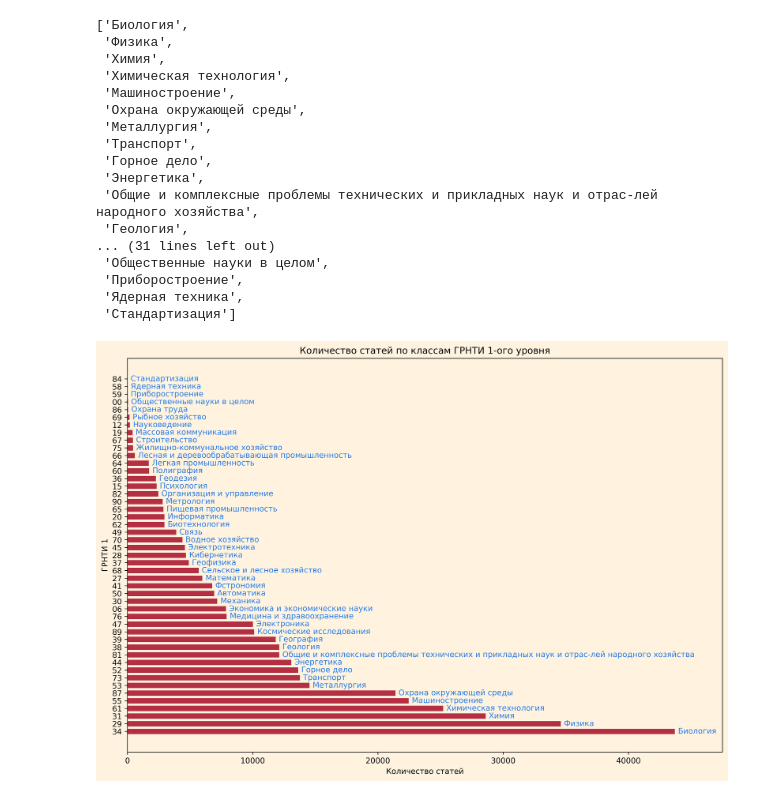
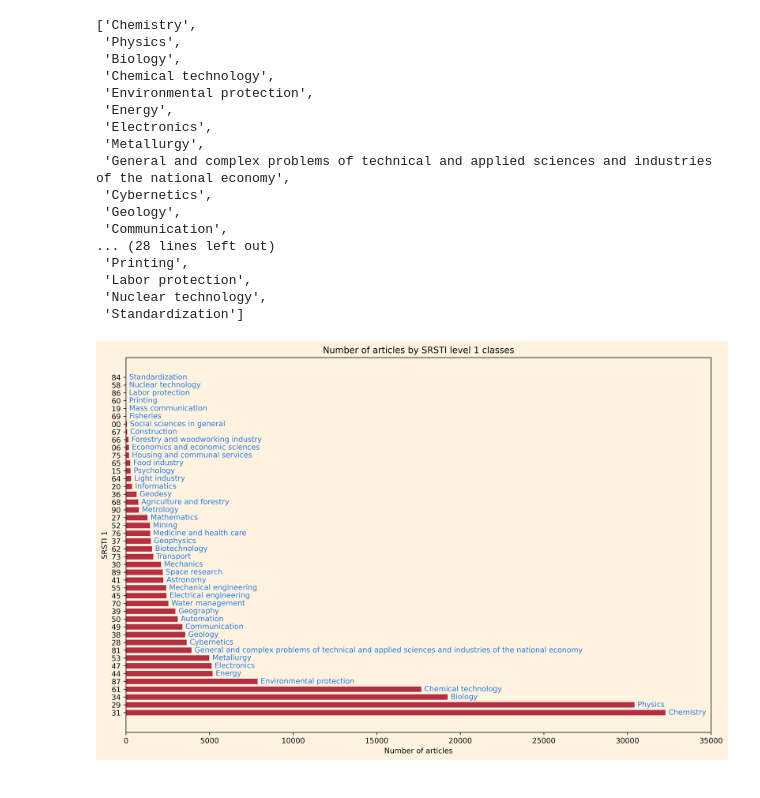
Before and after one commit to vvzunin/GRNTIClass, a Jupyter notebook: src/for_artickle.ipynb, the cells around one changed output. Drawn from its saved outputs; the diff is of its cells as text; code cells hidden in the pictures.

```diff
--- a/src/for_artickle.ipynb
+++ b/src/for_artickle.ipynb
@@ -6,12 +6,12 @@ import matplotlib.pyplot as plt
 import numpy as np
 import json
 # %%
-file_path = "..\\datasets\\base\\ru\\raw"
+file_path = "..\\datasets\\base\\eng\\raw"
 # %%
-df = pd.read_csv(file_path + "\\train_ru.csv", sep='\t', encoding='cp1251')
+df = pd.read_csv(file_path + "\\train_eng.csv", sep='\t', encoding='cp1251')
 df = df.loc[df['RGNTI'].apply(lambda x: re.findall("\d+",x)!=[])] # Пропускаем строки без класса
 df = df.dropna(subset=['ref_txt'])
-df_test = pd.read_csv(file_path + "\\test_ru.csv", sep='\t', encoding='cp1251',
+df_test = pd.read_csv(file_path + "\\test_eng.csv", sep='\t', encoding='cp1251',
                    on_bad_lines='skip')
 df_test = df_test.loc[df_test['RGNTI'].apply(lambda x: re.findall("\d+",x)!=[])]
 df_test = df_test.dropna(subset=['ref_txt'])
@@ -30,7 +30,7 @@ df_test['target_2'] = df_test['RGNTI'].apply(lambda x:
                                 list(set([re.findall("\d+.\d+",el)[0]
                                             for el in x.split('\\')])))
 # %%
-with open('GRNTI_1_ru.json', "r", encoding='utf-8') as code_file:
+with open('GRNTI_1_en.json', "r", encoding='utf-8') as code_file:
     grnti_mapping_dict_true_names = json.load(code_file) # Загружаем файл с кодами
 # %%
 grnti_mapping_dict_true_names
@@ -75,2 +75,4 @@ targets
 84        1
 dtype: int64
+# %%
+targets = targets.drop(labels=['33'])
@@ -86,50 +108,50 @@ for el in targets.index:
 # %%
 target_names
 # %% [output]
-['Биология',
- 'Физика',
- 'Химия',
- 'Химическая технология',
- 'Машиностроение',
- 'Охрана окружающей среды',
- 'Металлургия',
- 'Транспорт',
- 'Горное дело',
- 'Энергетика',
- 'Общие и комплексные проблемы технических и прикладных наук и отрас-лей народного хозяйства',
- 'Геология',
-... (31 lines left out)
- 'Общественные науки в целом',
- 'Приборостроение',
- 'Ядерная техника',
- 'Стандартизация']
+['Chemistry',
+ 'Physics',
+ 'Biology',
+ 'Chemical technology',
+ 'Environmental protection',
+ 'Energy',
+ 'Electronics',
+ 'Metallurgy',
+ 'General and complex problems of technical and applied sciences and industries of the national economy',
+ 'Cybernetics',
+ 'Geology',
+ 'Communication',
+... (28 lines left out)
+ 'Printing',
+ 'Labor protection',
+ 'Nuclear technology',
+ 'Standardization']
 # %%
 #creating a figure
 fig = plt.figure(facecolor = "#fff3e0",figsize=(12,8), dpi=500)
 
 #creating an axes
 ax = plt.subplot(111,facecolor = "#fff3e0")
 
 # specify the height of the bars
 height= 0.7
 # Make a horizontal barplot on the Axes
 hbars = ax.barh(
     targets.index,
     targets,
     height=height,
     color="#b52f43"
     )
 ax.bar_label(hbars,  labels=target_names,
              padding=4, color='#2b7ae4', fontsize=10)
-ax.set_xlim(right=47500)  # adjust xlim to fit labels
+ax.set_xlim(right=35000)#34000  # adjust xlim to fit labels
 
-plt.title("Количество статей по классам ГРНТИ 1-ого уровня")
-plt.ylabel("ГРНТИ 1")
-plt.xlabel("Количество статей")
+plt.title("Number of articles by SRSTI level 1 classes")
+plt.ylabel("SRSTI 1")
+plt.xlabel("Number of articles")
 plt.tight_layout()
-plt.savefig("количество_статей по классам_1.jpeg")
+plt.savefig("Рисунок 3 eng.jpeg")
 # %% [output]
-[figure, old version]
+[figure, new version]
 # %%
 df.head()
 # %% [output]
```
Also changed, not shown: parts of 6 cells of this notebook, 1 other file.
